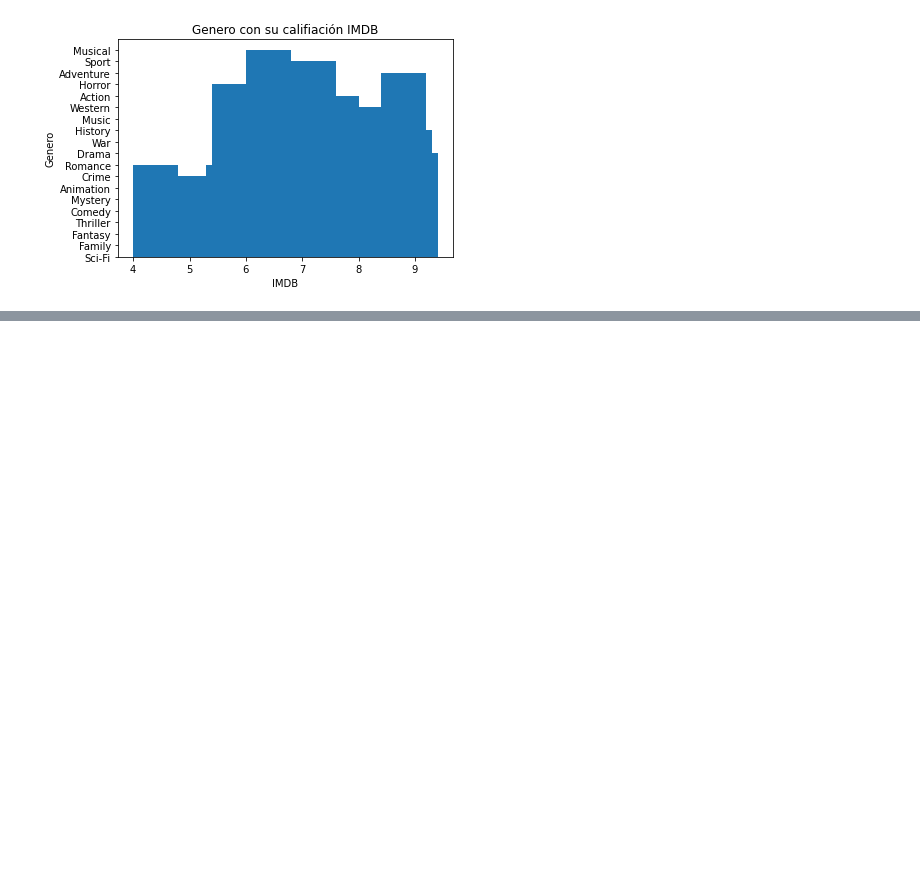
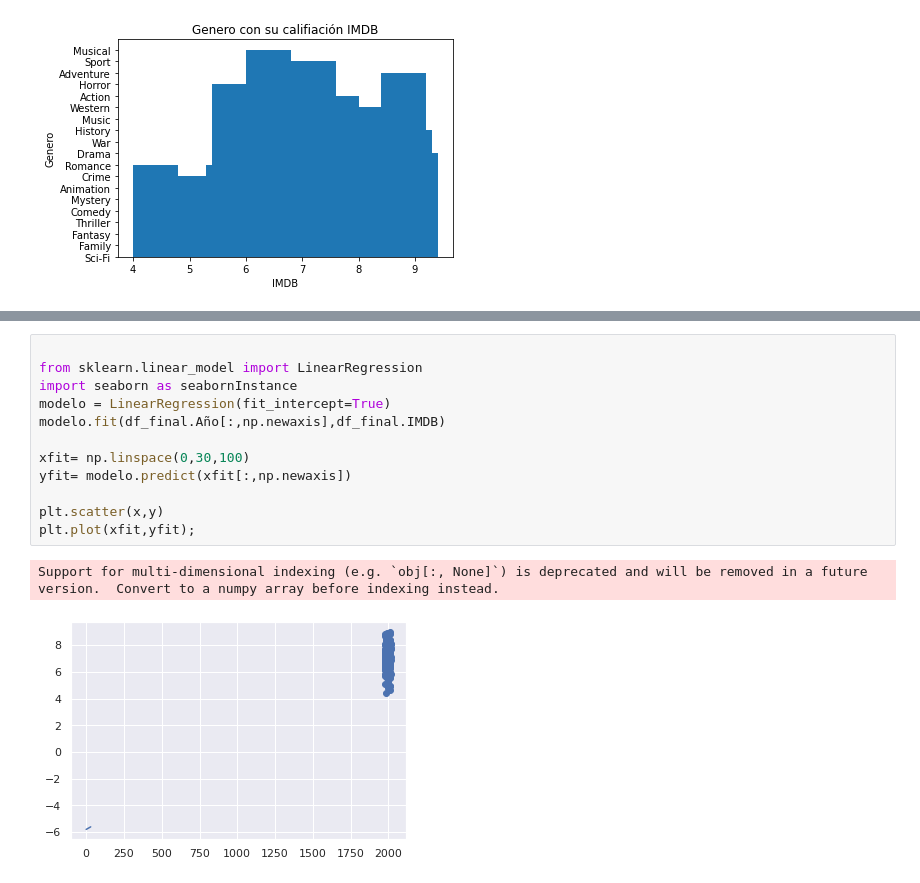
Before and after one commit to RAIGOZAGIAN1997/MineriaDatos, a Jupyter notebook: Practicas_Mineria_de_Datos.ipynb, the cells around one changed output, grey strips where cells are left out. Cells and saved outputs as stored; diff of their text form; blank space fills up the shorter version.

```diff
--- a/Practicas_Mineria_de_Datos.ipynb
+++ b/Practicas_Mineria_de_Datos.ipynb
@@ -208,0 +246,15 @@ SyntaxError: ignored
+# %%
+
+from sklearn.linear_model import LinearRegression
+import seaborn as seabornInstance
+modelo = LinearRegression(fit_intercept=True)
+modelo.fit(df_final.Año[:,np.newaxis],df_final.IMDB)
+
+xfit= np.linspace(0,30,100)
+yfit= modelo.predict(xfit[:,np.newaxis])
+
+plt.scatter(x,y)
+plt.plot(xfit,yfit);
+# %% [output]
+Support for multi-dimensional indexing (e.g. `obj[:, None]`) is deprecated and will be removed in a future version.  Convert to a numpy array before indexing instead.
+[figure, added]
```
Also changed, not shown: parts of 12 cells of this notebook.
